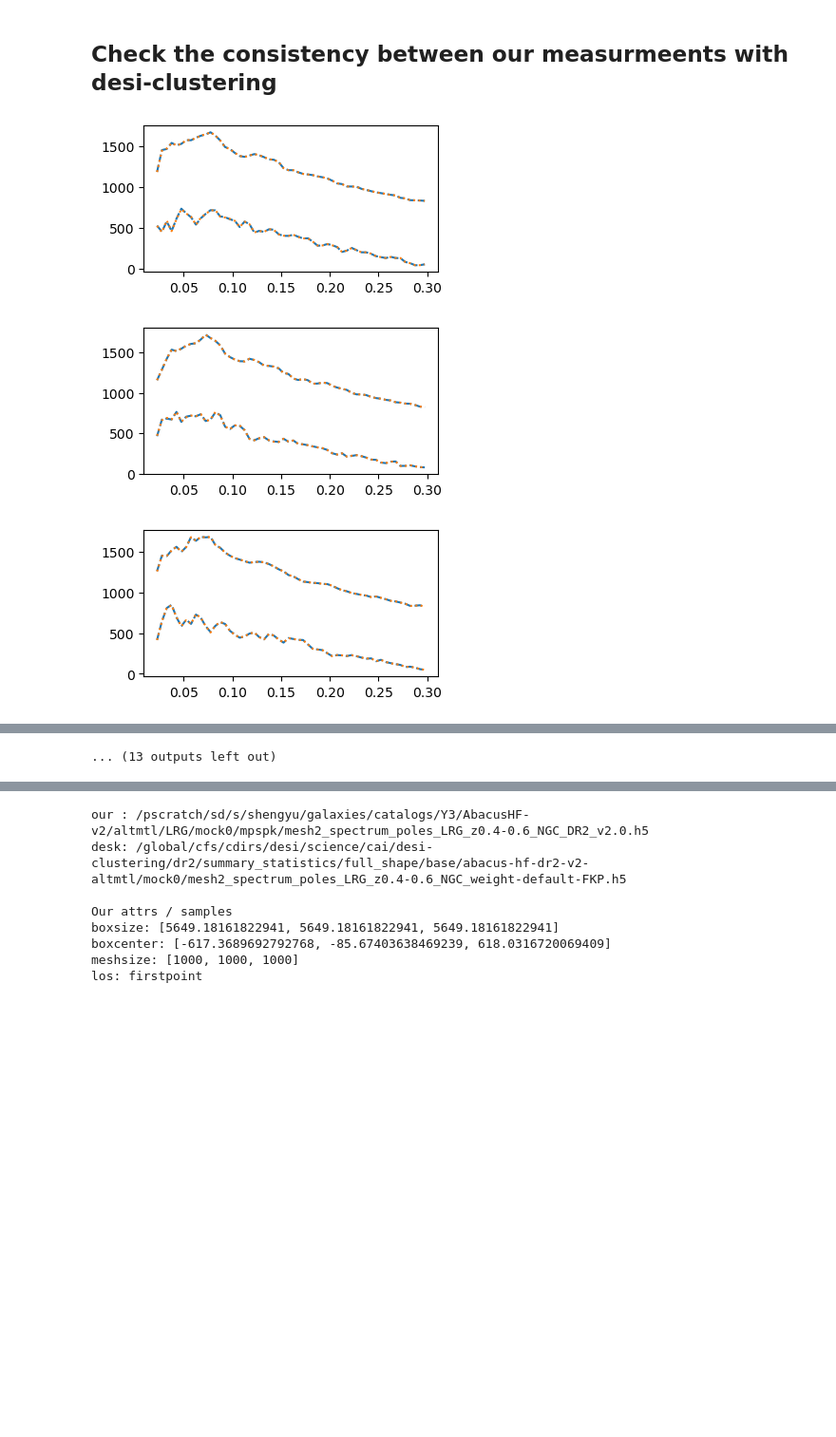
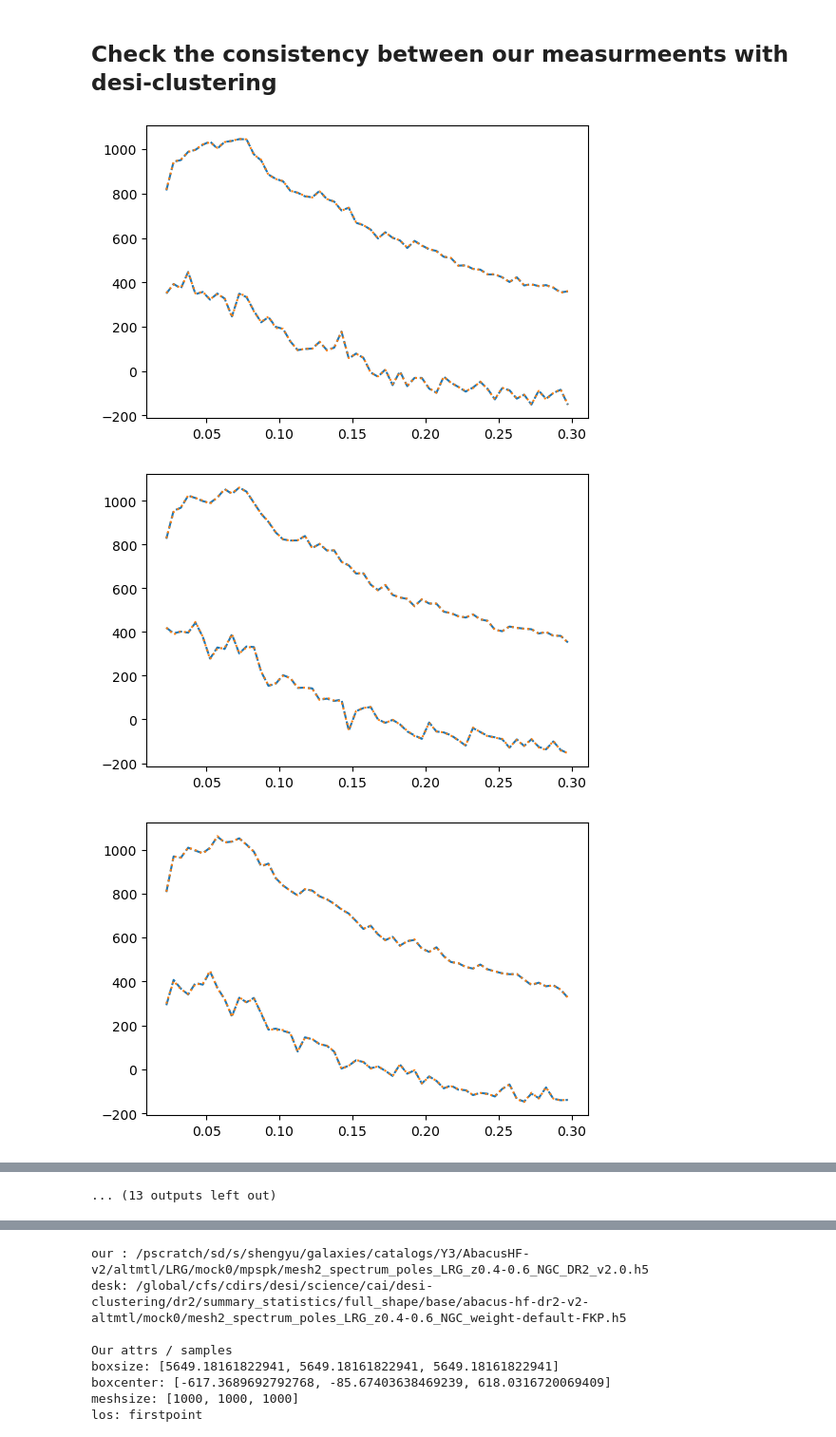
Before and after one commit to ShengyuHE/desi_y3_redshift_errors, a Jupyter notebook: main/clustering/notebooks/check_pk.ipynb, the cells around one changed output, grey strips where cells are left out. Shown at 95% size. Drawn from its saved outputs; the diff is of its cells as text; code cells hidden in the pictures; blank space fills up the shorter version.

```diff
--- a/main/clustering/notebooks/check_pk.ipynb
+++ b/main/clustering/notebooks/check_pk.ipynb
@@ -13,29 +15,29 @@ from fitting_tools import read_data_from_fn
 from helper import GET_REDSHIFT_SET
 # %%
 corr = 'mesh2'
-version ='AbacasHF-v2'
-tracer = 'LRG'
+version ='Abacus-v2'
+tracer = 'QSO'
 zsnaps, zranges = GET_REDSHIFT_SET(version, 'altmtl')
 zrange = zranges[tracer[:3]][0]
 zlabel = f'z{zrange[0]}-{zrange[1]}'
 region = 'GCcomb'
 for id in range(25):
     if tracer =='ELG': tracer = 'ELG_LOPnotqso'
     fn1 = f'/pscratch/sd/s/shengyu/galaxies/catalogs/Y3/AbacusHF-v2/altmtl/{tracer[:3]}/mock{id}/mpspk/mesh2_spectrum_poles_{tracer[:3]}_{zlabel}_DR2_v2.0.h5'
     fn2 = f'/global/cfs/cdirs/desi/science/cai/desi-clustering/dr2/summary_statistics/full_shape/base/abacus-hf-dr2-v2-altmtl/mock{id}/mesh2_spectrum_poles_{tracer}_{zlabel}_{region}_weight-default-FKP.h5'
     # fn1 = f'/global/cfs/cdirs/desi/science/cai/desi-clustering/dr2/summary_statistics/full_shape/data_splits/holi-v3-altmtl/mock{id}/mesh2_spectrum_poles_{tracer}_{zlabel}_{region}_weight-default-FKP.h5'
     # fn2 = f'/global/cfs/cdirs/desi/science/cai/desi-clustering/dr2/summary_statistics/full_shape/base/holi-v3-altmtl/mock{id}/mesh2_spectrum_poles_{tracer}_{zlabel}_{region}_weight-default-FKP.h5'
     # fn3 = f'/pscratch/sd/s/shengyu/galaxies/catalogs/Y3/AbacusHF-v2/test/full_shape/base/abacus-hf-dr2-v2-altmtl/mock{id}/mesh2_spectrum_poles_{tracer}_{zlabel}_{region}_weight-default-FKP.h5'
     lss = ['--', ':']
-    fig = plt.figure(figsize=(4,2))
+    fig = plt.figure(figsize=(6,4))
     if not os.path.exists(fn2) or not os.path.exists(fn1):
         continue
     for f, fn in enumerate([fn1, fn2]):
         (k, pk), _ = read_data_from_fn(fn, corr)
         plt.plot(k, k*pk[0], color = f'C{f}', ls =lss[f])
         plt.plot(k, k*pk[1], color = f'C{f}', ls =lss[f])
     plt.show()
 # %% [output]
-[figure, old version]
+[figure, new version]
-[figure, old version]
+[figure, new version]
-[figure, old version]
+[figure, new version]
```
Also changed, not shown: parts of 5 cells of this notebook, 21 other files.
